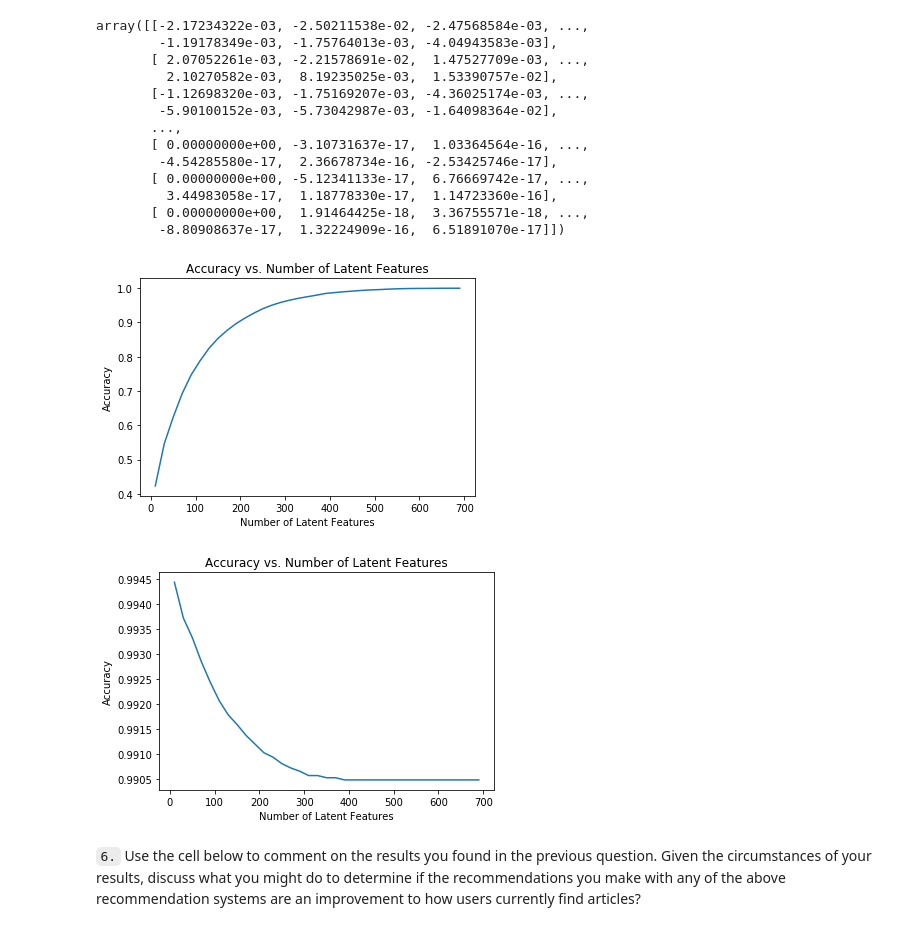
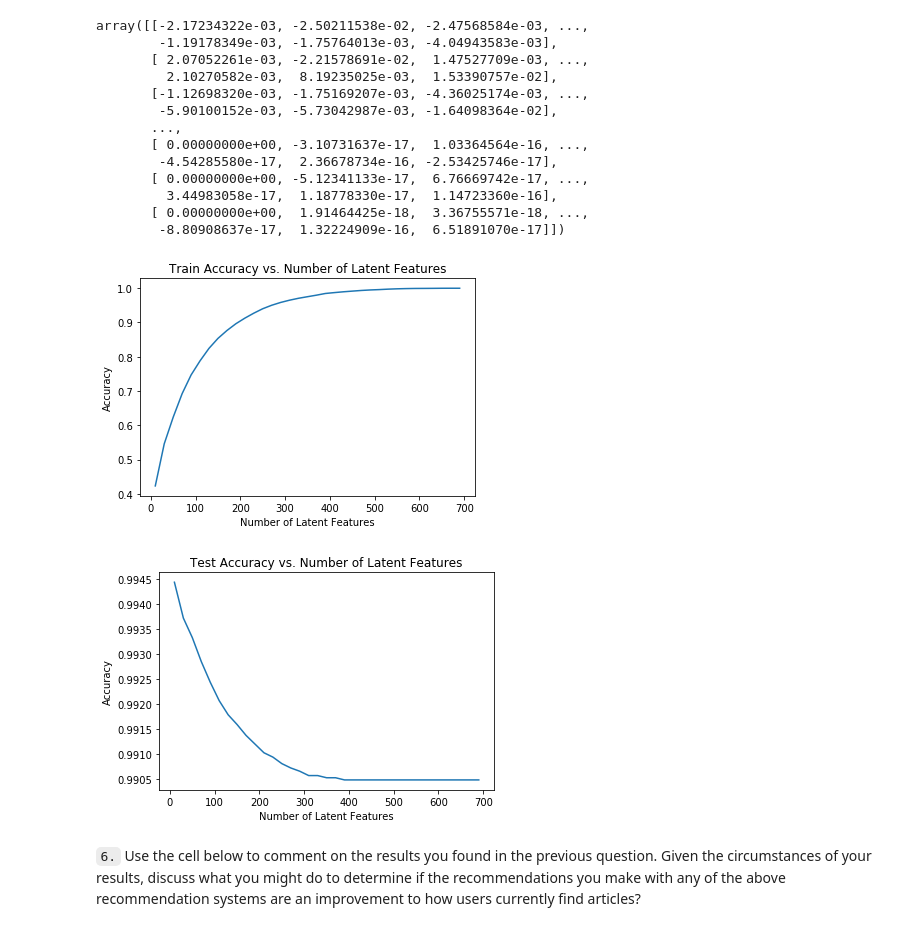
Before and after one commit to yxiang45/Recommendations_with_IBM, a Jupyter notebook: Recommendations_with_IBM.ipynb, the cells around one changed output. Cells and saved outputs as stored; diff of their text form; code cells hidden in the pictures.

```diff
--- a/Recommendations_with_IBM.ipynb
+++ b/Recommendations_with_IBM.ipynb
@@ -885,42 +890,42 @@ array([[-2.17234322e-03, -2.50211538e-02, -2.47568584e-03, ...,
 num_latent_feats = np.arange(10,700+10,20)
 sum_errs_train = []
 sum_errs_test = []
 common_ids =  set(user_item_test.index) & set( user_item_train.index )
 common_arts = set(user_item_train.columns) & set(user_item_test.columns)
 
 for k in num_latent_feats:
     # restructure with k latent features
     s_train_new, u_train_new, vt_train_new = np.diag(s_train[:k]), u_train[:, :k], vt_train[:k, :]
     u_test_new, vt_test_new = u_test[:, :k], vt_test[:k, :]
 
     # take dot product
     user_item_train_est = np.around(np.dot(np.dot(u_train_new, s_train_new), vt_train_new))
     user_item_test_est = np.around(np.dot(np.dot(u_test_new, s_train_new), vt_test_new))
 
     # compute error for each prediction to actual value
 
     diffs_train = np.subtract(user_item_train, user_item_train_est)
     diffs_test = np.subtract(user_item_test.loc[common_ids,common_arts], user_item_test_est)
 
     # total errors and keep track of them
     err_train = np.sum(np.sum(np.abs(diffs_train)))
     err_test = np.sum(np.sum(np.abs(diffs_test)))
     sum_errs_train.append(err_train)
     sum_errs_test.append(err_test)
 
 plt.plot(num_latent_feats, 1 - np.array(sum_errs_train)/df.shape[0]);
 plt.xlabel('Number of Latent Features');
 plt.ylabel('Accuracy');
-plt.title('Accuracy vs. Number of Latent Features');
+plt.title('Train Accuracy vs. Number of Latent Features');
 # %% [output]
-[figure, old version]
+[figure, new version]
 # %%
 plt.plot(num_latent_feats, 1 - np.array(sum_errs_test)/df.shape[0]);
 plt.xlabel('Number of Latent Features');
 plt.ylabel('Accuracy');
-plt.title('Accuracy vs. Number of Latent Features');
+plt.title('Test Accuracy vs. Number of Latent Features');
 # %% [output]
-[figure, old version]
+[figure, new version]
 # %% [markdown]
 `6.` Use the cell below to comment on the results you found in the previous question. Given the circumstances of your results, discuss what you might do to determine if the recommendations you make with any of the above recommendation systems are an improvement to how users currently find articles?
 # %% [markdown]
```
Also changed, not shown: parts of 3 cells of this notebook.
